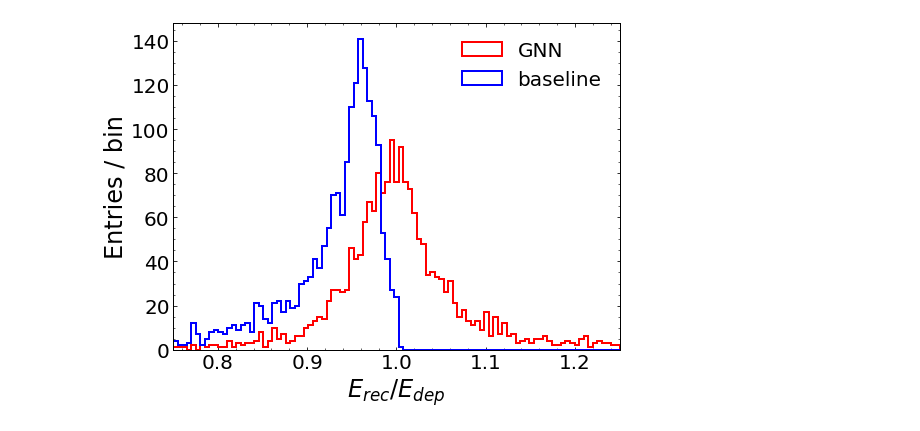
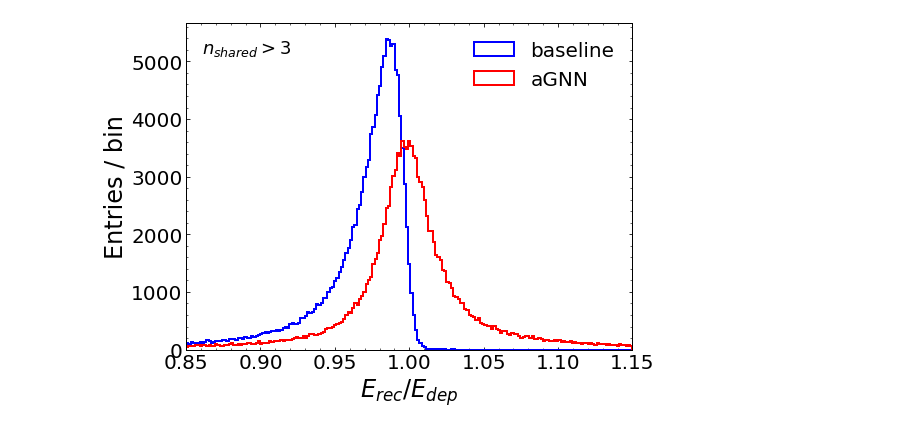
Before and after one commit to tferber/ECLML, a Jupyter notebook: scripts/plot_summary.ipynb, the cells around one changed output. Cells and saved outputs as stored; diff of their text form; code cells hidden in the pictures.

```diff
--- a/scripts/plot_summary.ipynb
+++ b/scripts/plot_summary.ipynb
@@ -34,13 +87,15 @@ len(swap[swap>0])/len(swap)
 # %%
-t = t_sum[:,0][mon_theta0>2.1]
-p = p_sum[:,0][mon_theta0>2.1]
-r = r_sum[:,0][mon_theta0>2.1]
+t_1 = t_sum_1[:,0]#[mon_E0_1>0.75]
+p_1 = p_sum_1[:,0]#[mon_E0>0.75]
+r_1 = r_sum_1[:,0]#[mon_E0>0.75]
 
-xrange=[0.75, 1.25]
-bins=np.linspace(xrange[0], xrange[1], 100)
-_=plt.hist(p/t, bins=bins, histtype='step', linewidth=2, edgecolor='red', label='GNN')
-_=plt.hist(r/t, bins=bins, histtype='step', linewidth=2, edgecolor='blue', label='baseline')
+xrange=[0.85, 1.15]
+bins=np.linspace(xrange[0], xrange[1], 200)
+_=plt.hist(r_1/t_1, bins=bins, histtype='step', linewidth=2, edgecolor='blue', label='baseline')
+_=plt.hist(p_1/t_1, bins=bins, histtype='step', linewidth=2, edgecolor='red', label='aGNN')
 plt.gca().set_xlabel(r'$E_{rec}/E_{dep}$')
 plt.gca().set_ylabel(r'Entries / bin')
 plt.legend()
 _=plt.gca().set_xlim(xrange)
+plt.savefig(f'plot_erec_edep.pdf', bbox_inches='tight')
+plt.close()
@@ -49,15 +102,18 @@ _=plt.gca().set_xlim(xrange)
 # %%
-t = t_sum[:,0][mon_nshared>9]
-p = p_sum[:,0][mon_nshared>9]
-r = r_sum[:,0][mon_nshared>9]
+p_1 = p_sum_1[:,0][(mon_nshared_1>3)]
+r_1 = r_sum_1[:,0][(mon_nshared_1>3)]
+t_1 = t_sum_1[:,0][(mon_nshared_1>3)]
 
-xrange=[0.75, 1.25]
-bins=np.linspace(xrange[0], xrange[1], 100)
-_=plt.hist(p/t, bins=bins, histtype='step', linewidth=2, edgecolor='red', label='GNN')
-_=plt.hist(r/t, bins=bins, histtype='step', linewidth=2, edgecolor='blue', label='baseline')
+xrange=[0.85, 1.15]
+bins=np.linspace(xrange[0], xrange[1], 200)
+_=plt.hist(r_1/t_1, bins=bins, histtype='step', linewidth=2, edgecolor='blue', label='baseline')
+_=plt.hist(p_1/t_1, bins=bins, histtype='step', linewidth=2, edgecolor='red', label='aGNN')
 plt.gca().set_xlabel(r'$E_{rec}/E_{dep}$')
 plt.gca().set_ylabel(r'Entries / bin')
 plt.legend()
 _=plt.gca().set_xlim(xrange)
+plt.text(0.035, 0.925, '$n_{shared} > 3$', size=18, horizontalalignment='left', verticalalignment='center', transform=plt.gca().transAxes)
+plt.savefig(f'plot_erec_dep_n3.pdf', bbox_inches='tight')
+# plt.close()
 # %% [output]
-[figure, old version]
+[figure, new version]
```
Also changed, not shown: parts of 14 cells of this notebook, 9 other files.
